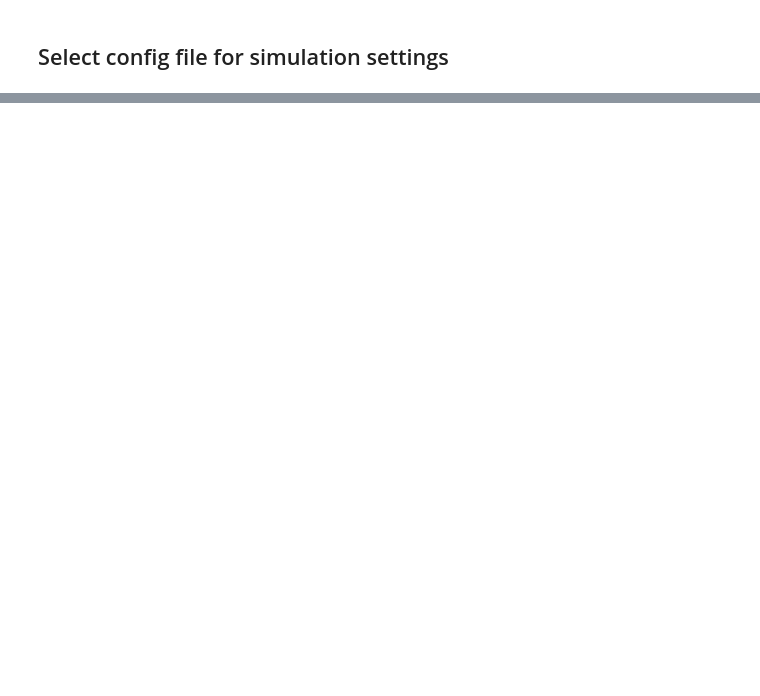
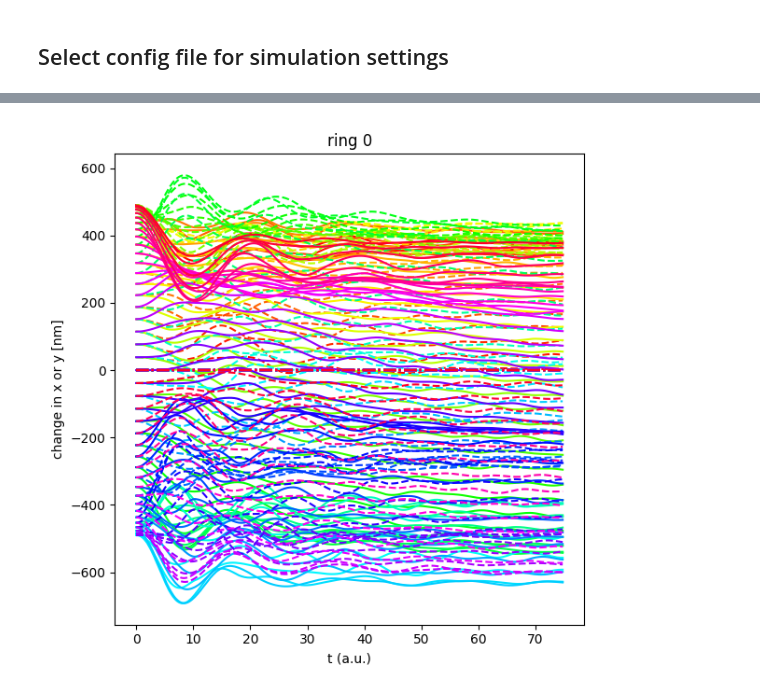
Before and after one commit to uhlmanngroup/cir4mics, a Jupyter notebook: NPCpy/Dynamics.ipynb, the cells around one changed output, grey strips where cells are left out. Saved outputs shown, nothing was run; the diff lists cells and outputs as text; code cells hidden in the pictures; blank space fills up the shorter version.

```diff
--- a/NPCpy/Dynamics.ipynb
+++ b/NPCpy/Dynamics.ipynb
@@ -61,0 +76,4 @@ NPC_plotting.plotOverview(OffsetNPCs, NPCs, var, width = 9)
+# %%
+NPC_plotting.positionVStime(NPCs, width = 6)
+# %% [output]
+[figure, added]
```
Also changed, not shown: parts of 14 cells of this notebook.
